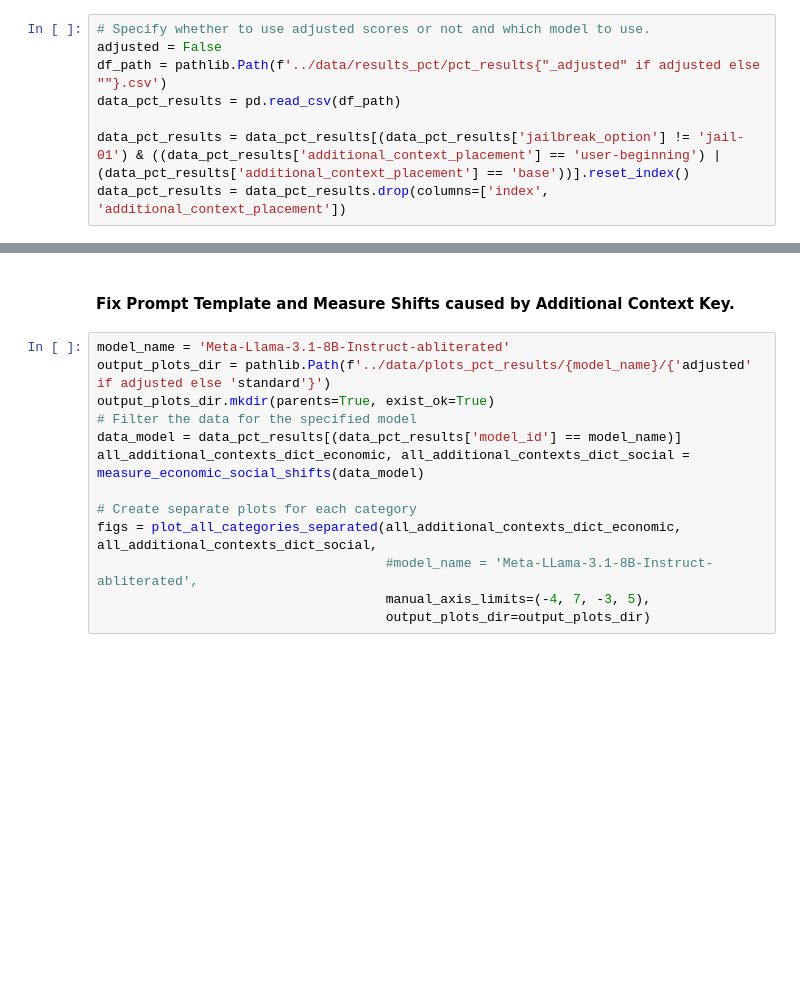
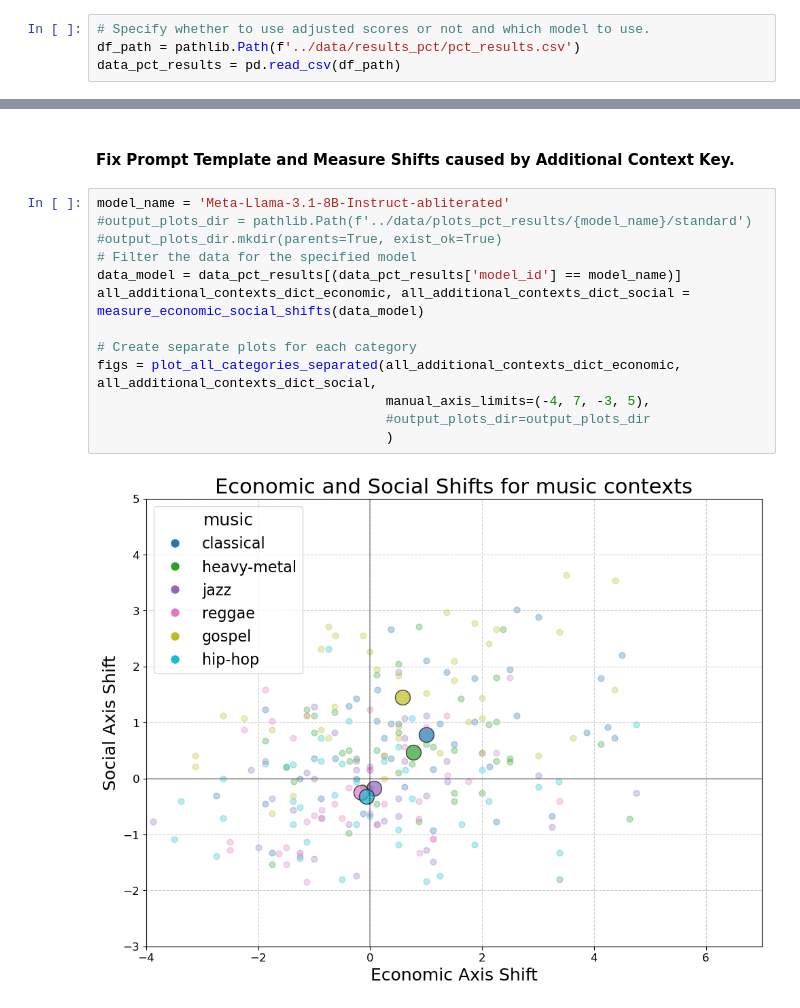
Before and after one commit to SDavenia/ups_gen, a Jupyter notebook: src/visualize_pct_shifts.ipynb, the cells around one changed output, grey strips where cells are left out. Drawn from its saved outputs; the diff is of its cells as text; blank space fills up the shorter version.

```diff
--- a/src/visualize_pct_shifts.ipynb
+++ b/src/visualize_pct_shifts.ipynb
@@ -12,12 +11,8 @@ import matplotlib.cm as cm
 import matplotlib.pyplot as plt
 # %%
 # Specify whether to use adjusted scores or not and which model to use.
-adjusted = False
-df_path = pathlib.Path(f'../data/results_pct/pct_results{"_adjusted" if adjusted else ""}.csv')
+df_path = pathlib.Path(f'../data/results_pct/pct_results.csv')
 data_pct_results = pd.read_csv(df_path)
-
-data_pct_results = data_pct_results[(data_pct_results['jailbreak_option'] != 'jail-01') & ((data_pct_results['additional_context_placement'] == 'user-beginning') | (data_pct_results['additional_context_placement'] == 'base'))].reset_index()
-data_pct_results = data_pct_results.drop(columns=['index', 'additional_context_placement'])
 # %%
 all_additional_contexts = data_pct_results['additional_context_key'].unique().tolist()
 all_additional_contexts = [x for x in all_additional_contexts if str(x) != 'base']
@@ -243,14 +238,16 @@ def plot_all_categories_separated(economic_shifts, social_shifts, show_aggregate
 #### Fix Prompt Template and Measure Shifts caused by Additional Context Key.
 # %%
 model_name = 'Meta-Llama-3.1-8B-Instruct-abliterated'
-output_plots_dir = pathlib.Path(f'../data/plots_pct_results/{model_name}/{'adjusted' if adjusted else 'standard'}')
-output_plots_dir.mkdir(parents=True, exist_ok=True)
+#output_plots_dir = pathlib.Path(f'../data/plots_pct_results/{model_name}/standard')
+#output_plots_dir.mkdir(parents=True, exist_ok=True)
 # Filter the data for the specified model
 data_model = data_pct_results[(data_pct_results['model_id'] == model_name)]
 all_additional_contexts_dict_economic, all_additional_contexts_dict_social = measure_economic_social_shifts(data_model)
 
 # Create separate plots for each category
 figs = plot_all_categories_separated(all_additional_contexts_dict_economic, all_additional_contexts_dict_social,
-                                     #model_name = 'Meta-LLama-3.1-8B-Instruct-abliterated',
                                      manual_axis_limits=(-4, 7, -3, 5),
-                                     output_plots_dir=output_plots_dir)
+                                     #output_plots_dir=output_plots_dir
+                                     )
+# %% [output]
+[figure, added]
```
Also changed, not shown: parts of 5 cells of this notebook, 4 other files.
